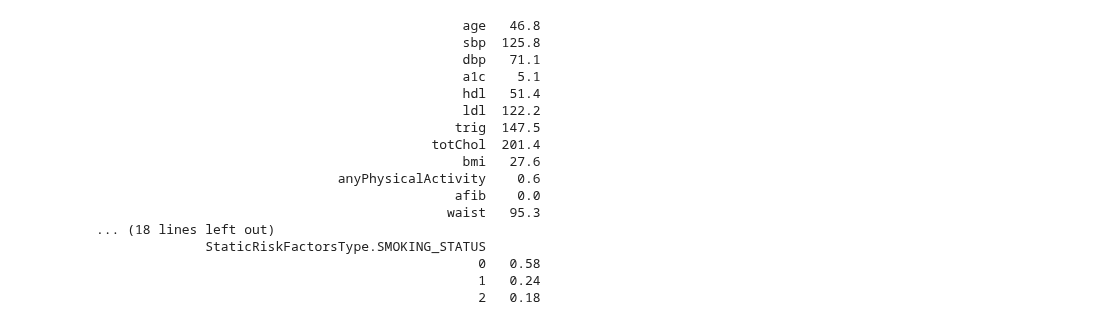
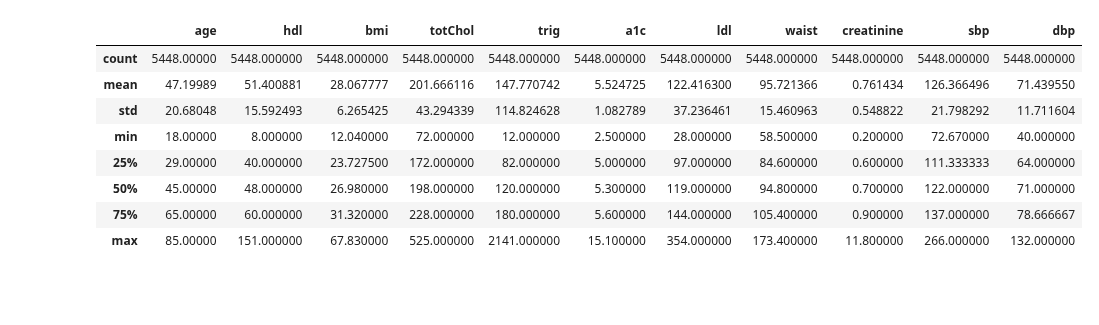
Before and after one commit to deligkaris/microsimNotebooks, a Jupyter notebook: population-distributions-01-NHANES.ipynb, the cells around one changed output. Drawn from its saved outputs; the diff is of its cells as text; code cells hidden in the pictures; blank space fills up the shorter version.

```diff
--- a/population-distributions-01-NHANES.ipynb
+++ b/population-distributions-01-NHANES.ipynb
@@ -36,22 +61,18 @@ df.head()
 # %%
 df.to_csv(microsimDir+"/NOTEBOOKS/DATA/nhanes-normality-test-4.csv", index=False)
-# %%
-pop.print_baseline_summary()
-# %% [output]
-                                               age   46.8
-                                               sbp  125.8
-                                               dbp   71.1
-                                               a1c    5.1
-                                               hdl   51.4
-                                               ldl  122.2
-                                              trig  147.5
-                                           totChol  201.4
-                                               bmi   27.6
-                               anyPhysicalActivity    0.6
-                                              afib    0.0
-                                             waist   95.3
-... (18 lines left out)
-              StaticRiskFactorsType.SMOKING_STATUS
-                                                 0   0.58
-                                                 1   0.24
-                                                 2   0.18
+# %%
+#I used this to set bounds in risk factors when a Person object is created
+categoricalVars = ["gender", "smokingStatus", "raceEthnicity", "statin",'education',
+                  'alcoholPerWeek','anyPhysicalActivity','antiHypertensiveCount']
+continuousVars = ['age', 'hdl', 'bmi', 'totChol', 'trig', 'a1c', 'ldl', 'waist', 'creatinine', 'sbp', 'dbp']
+df[continuousVars].describe()
+# %% [output]
+|  | age | hdl | bmi | totChol | trig | a1c | ldl | waist | creatinine | sbp | dbp |
+| count | 5448.00000 | 5448.000000 | 5448.000000 | 5448.000000 | 5448.000000 | 5448.000000 | 5448.000000 | 5448.000000 | 5448.000000 | 5448.000000 | 5448.000000 |
+| mean | 47.19989 | 51.400881 | 28.067777 | 201.666116 | 147.770742 | 5.524725 | 122.416300 | 95.721366 | 0.761434 | 126.366496 | 71.439550 |
+| std | 20.68048 | 15.592493 | 6.265425 | 43.294339 | 114.824628 | 1.082789 | 37.236461 | 15.460963 | 0.548822 | 21.798292 | 11.711604 |
+| min | 18.00000 | 8.000000 | 12.040000 | 72.000000 | 12.000000 | 2.500000 | 28.000000 | 58.500000 | 0.200000 | 72.670000 | 40.000000 |
+| 25% | 29.00000 | 40.000000 | 23.727500 | 172.000000 | 82.000000 | 5.000000 | 97.000000 | 84.600000 | 0.600000 | 111.333333 | 64.000000 |
+| 50% | 45.00000 | 48.000000 | 26.980000 | 198.000000 | 120.000000 | 5.300000 | 119.000000 | 94.800000 | 0.700000 | 122.000000 | 71.000000 |
+| 75% | 65.00000 | 60.000000 | 31.320000 | 228.000000 | 180.000000 | 5.600000 | 144.000000 | 105.400000 | 0.900000 | 137.000000 | 78.666667 |
+| max | 85.00000 | 151.000000 | 67.830000 | 525.000000 | 2141.000000 | 15.100000 | 354.000000 | 173.400000 | 11.800000 | 266.000000 | 132.000000 |
```
Also changed, not shown: parts of 6 cells of this notebook, 2 other files.
